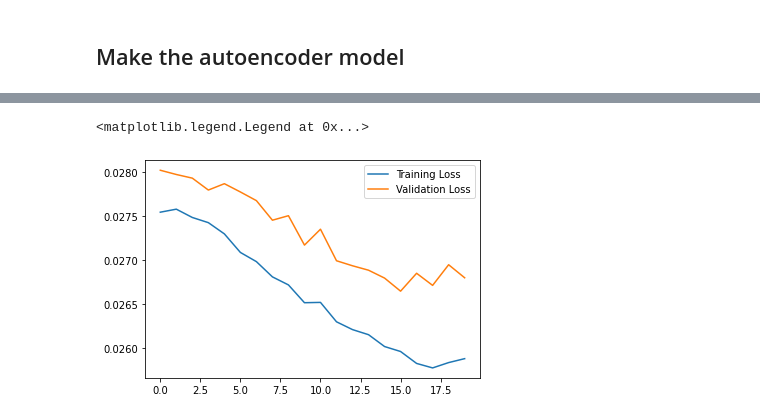
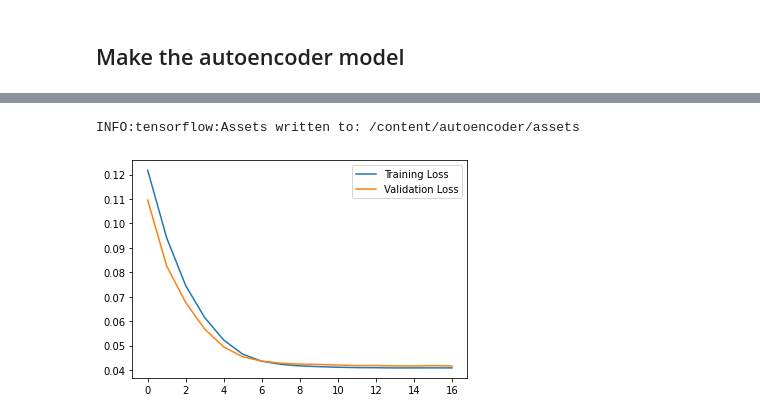
Before and after one commit to wyctorfogos/RECONSTRUCTION-OF-ECG-SIGNAL-WITH-DIFFERENT-NOISE-LEVELS, a Jupyter notebook: RECONSTRUCTION_OF_ECG_SIGNAL_WITH_DIFFERENT_NOISE_LEVELS.ipynb, the cells around one changed output, grey strips where cells are left out. Cells and saved outputs as stored; diff of their text form; code cells hidden in the pictures.

```diff
--- a/RECONSTRUCTION_OF_ECG_SIGNAL_WITH_DIFFERENT_NOISE_LEVELS.ipynb
+++ b/RECONSTRUCTION_OF_ECG_SIGNAL_WITH_DIFFERENT_NOISE_LEVELS.ipynb
@@ -141,7 +159,9 @@ autoencoder.compile(optimizer=tf.keras.optimizers.Adam(), loss='mae')
 # %%
+es=tf.keras.callbacks.EarlyStopping(monitor='val_loss',patience=2,verbose=1e-3)
+autoencoder=Create_a_model(x_train_data)
 history = autoencoder.fit(Reshape_data(x_train_noise_factor),Reshape_data(x_train_data),
-          epochs=20,
-          batch_size=32,
+          epochs=50,
+          batch_size=64,
           validation_data=(Reshape_data(x_val_noise_factor), Reshape_data(x_val_data)),
-          shuffle=True, workers=-1)
+          shuffle=True, workers=-1, use_multiprocessing=True, callbacks=[es])
 # %% [output]
@@ -165,8 +185,15 @@ Epoch 20/20
+# %%
+autoencoder.save('/content/autoencoder')
+autoencoder=tf.keras.models.load_model('/content/autoencoder')
+# %% [output]
+INFO:tensorflow:Assets written to: /content/autoencoder/assets
 # %%
-plt.plot(history.history["loss"], label="Training Loss")
-plt.plot(history.history["val_loss"], label="Validation Loss")
-plt.legend()
+def plot_loss_graph(history):
+  plt.plot(history.history["loss"], label="Training Loss")
+  plt.plot(history.history["val_loss"], label="Validation Loss")
+  plt.legend()
-# %% [output]
-<matplotlib.legend.Legend at 0x...>
-[figure, removed]
+# %%
+plot_loss_graph(history)
+# %% [output]
+[figure, added]
 # %%
```
Also changed, not shown: parts of 10 cells of this notebook.
